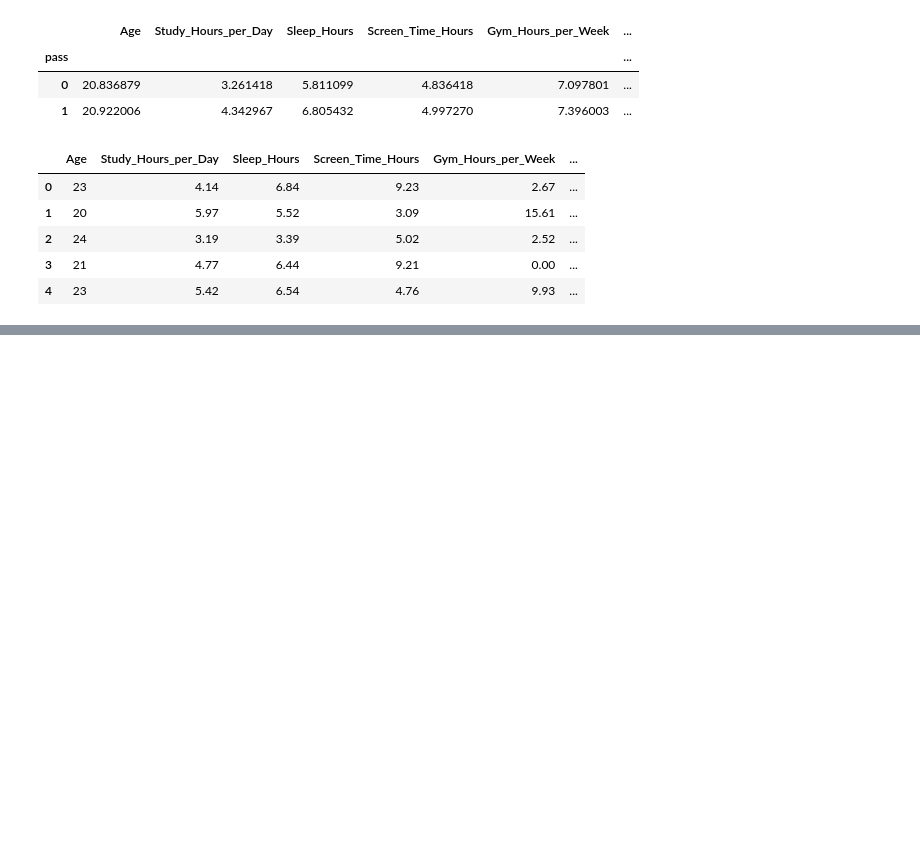
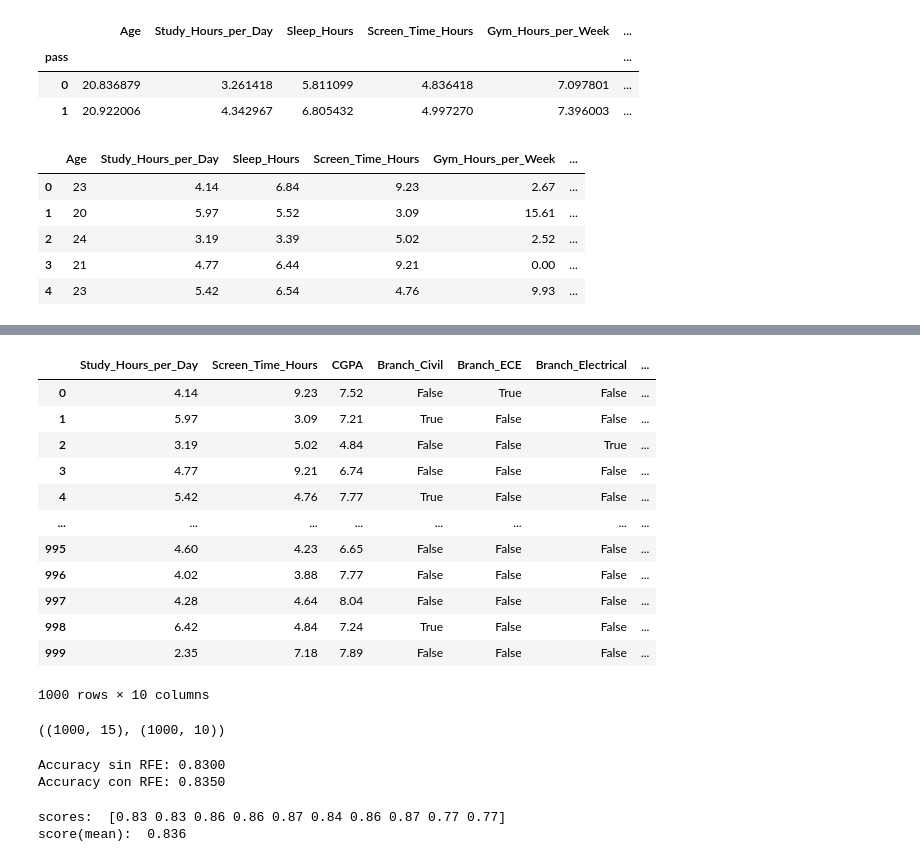
Before and after one commit to KevinUz05/2026A-Project-IA, a Jupyter notebook: logistic_regression_students.ipynb, the cells around one changed output, grey strips where cells are left out. Cells and saved outputs as stored; diff of their text form; code cells hidden in the pictures; blank space fills up the shorter version.

```diff
--- a/logistic_regression_students.ipynb
+++ b/logistic_regression_students.ipynb
@@ -105,0 +125,21 @@ df_encoded
+# %%
+X_rfe = df_encoded[X.columns[rfe.support_]]
+X_rfe
+# %% [output]
+|  | Study_Hours_per_Day | Screen_Time_Hours | CGPA | Branch_Civil | Branch_ECE | Branch_Electrical | ... |
+| 0 | 4.14 | 9.23 | 7.52 | False | True | False | ... |
+| 1 | 5.97 | 3.09 | 7.21 | True | False | False | ... |
+| 2 | 3.19 | 5.02 | 4.84 | False | False | True | ... |
+| 3 | 4.77 | 9.21 | 6.74 | False | False | False | ... |
+| 4 | 5.42 | 4.76 | 7.77 | True | False | False | ... |
+| ... | ... | ... | ... | ... | ... | ... | ... |
+| 995 | 4.60 | 4.23 | 6.65 | False | False | False | ... |
+| 996 | 4.02 | 3.88 | 7.77 | False | False | False | ... |
+| 997 | 4.28 | 4.64 | 8.04 | False | False | False | ... |
+| 998 | 6.42 | 4.84 | 7.24 | True | False | False | ... |
+| 999 | 2.35 | 7.18 | 7.89 | False | False | False | ... |
+1000 rows × 10 columns
+# %%
+X.shape, X_rfe.shape
+# %% [output]
+((1000, 15), (1000, 10))
@@ -105,0 +148,25 @@ df_encoded
+# %%
+lr = LogisticRegression(max_iter=1000)
+lr_rfe = LogisticRegression(max_iter=1000)
+
+lr.fit(X_train, y_train)
+lr_rfe.fit(X_rfe_train, y_train)
+
+y_pred = lr.predict(X_test)
+y_pred_rfe = lr_rfe.predict(X_rfe_test)
+
+accuracy = accuracy_score(y_test, y_pred)
+accuracy_rfe = accuracy_score(y_test, y_pred_rfe)
+
+print(f"Accuracy sin RFE: {accuracy:.4f}")
+print(f"Accuracy con RFE: {accuracy_rfe:.4f}")
+# %% [output]
+Accuracy sin RFE: 0.8300
+Accuracy con RFE: 0.8350
+# %%
+scores = cross_val_score(LogisticRegression(max_iter=20000),X,y, scoring="accuracy", cv = 10)
+print('scores: ', scores)
+print('score(mean): ', scores.mean())
+# %% [output]
+scores:  [0.83 0.83 0.86 0.86 0.87 0.84 0.86 0.87 0.77 0.77]
+score(mean):  0.836
```
Also changed, not shown: parts of 7 cells of this notebook.
